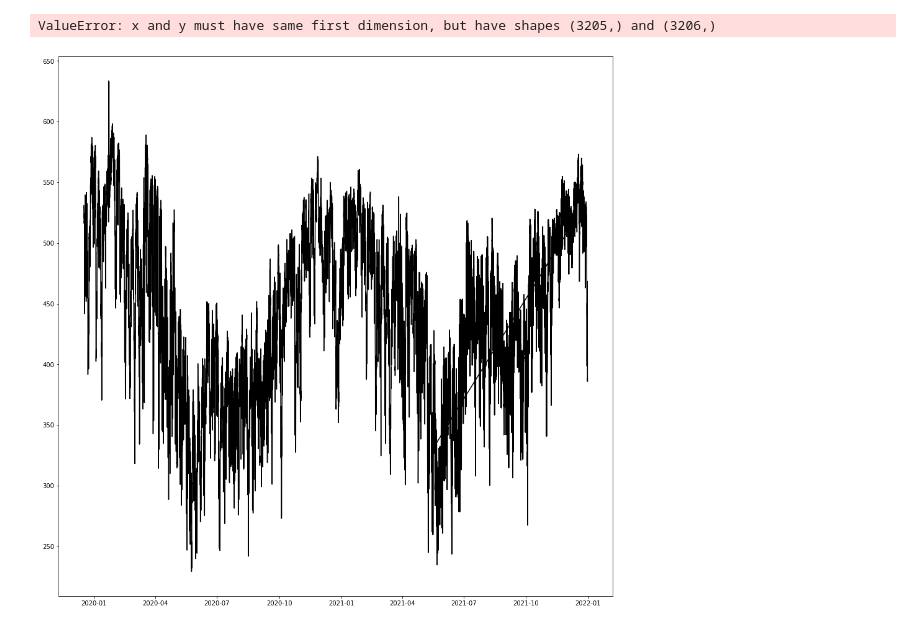
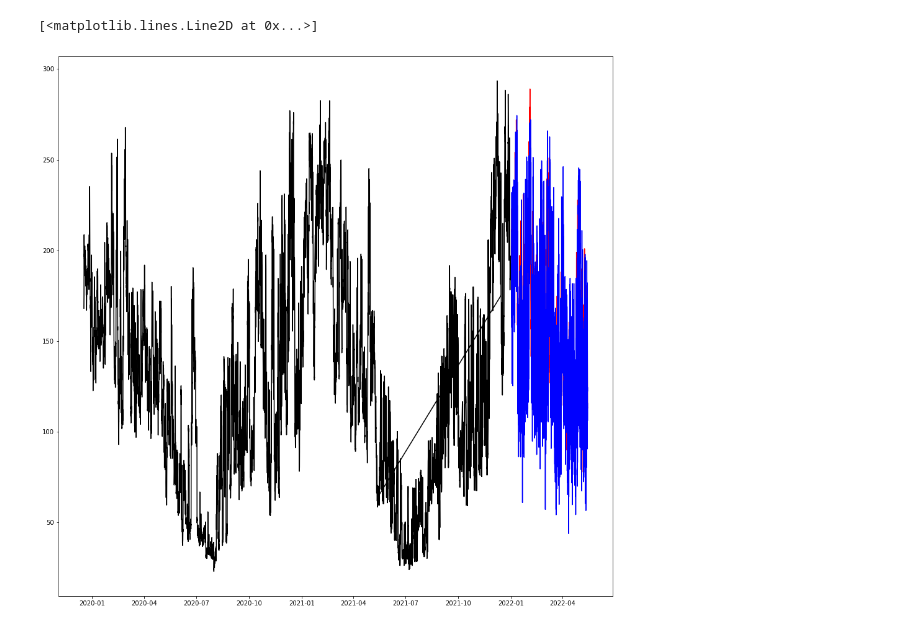
Before and after one commit to FEJTWOW/cloud-scheduler-simulation, a Jupyter notebook: notebooks/RFR_eu.ipynb, the cells around one changed output. Drawn from its saved outputs; the diff is of its cells as text; code cells hidden in the pictures.

```diff
--- a/notebooks/RFR_eu.ipynb
+++ b/notebooks/RFR_eu.ipynb
@@ -53,8 +66,8 @@ for train, test in zip(train_list, test_list):
 # %%
 plt.figure(figsize=(16,16))
-plt.plot(train_list[0].index, train_list[1]['carbon_per_MWh'], color='black')
-plt.plot(test_list[0].index, test_list[1]['carbon_per_MWh'], color='red')
-plt.plot(test_list[0].index, predictions[1], color='blue')
+plt.plot(train_list[0].index, train_list[0]['carbon_per_MWh'], color='black')
+plt.plot(test_list[0].index, test_list[0]['carbon_per_MWh'], color='red')
+plt.plot(test_list[0].index, predictions[0], color='blue')
 # %% [output]
-ValueError: x and y must have same first dimension, but have shapes (3205,) and (3206,)
+[<matplotlib.lines.Line2D at 0x...>]
-[figure, old version]
+[figure, new version]
```
Also changed, not shown: parts of 3 cells of this notebook, 2 other files.
